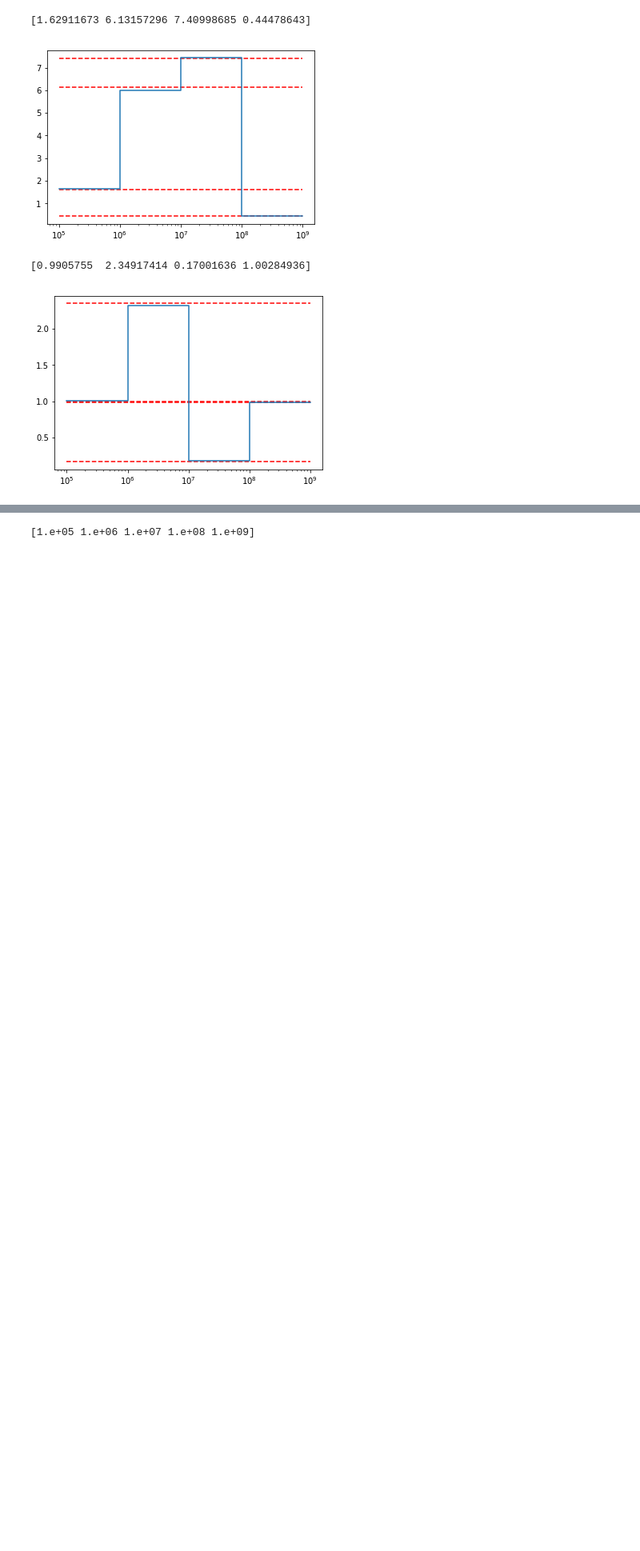
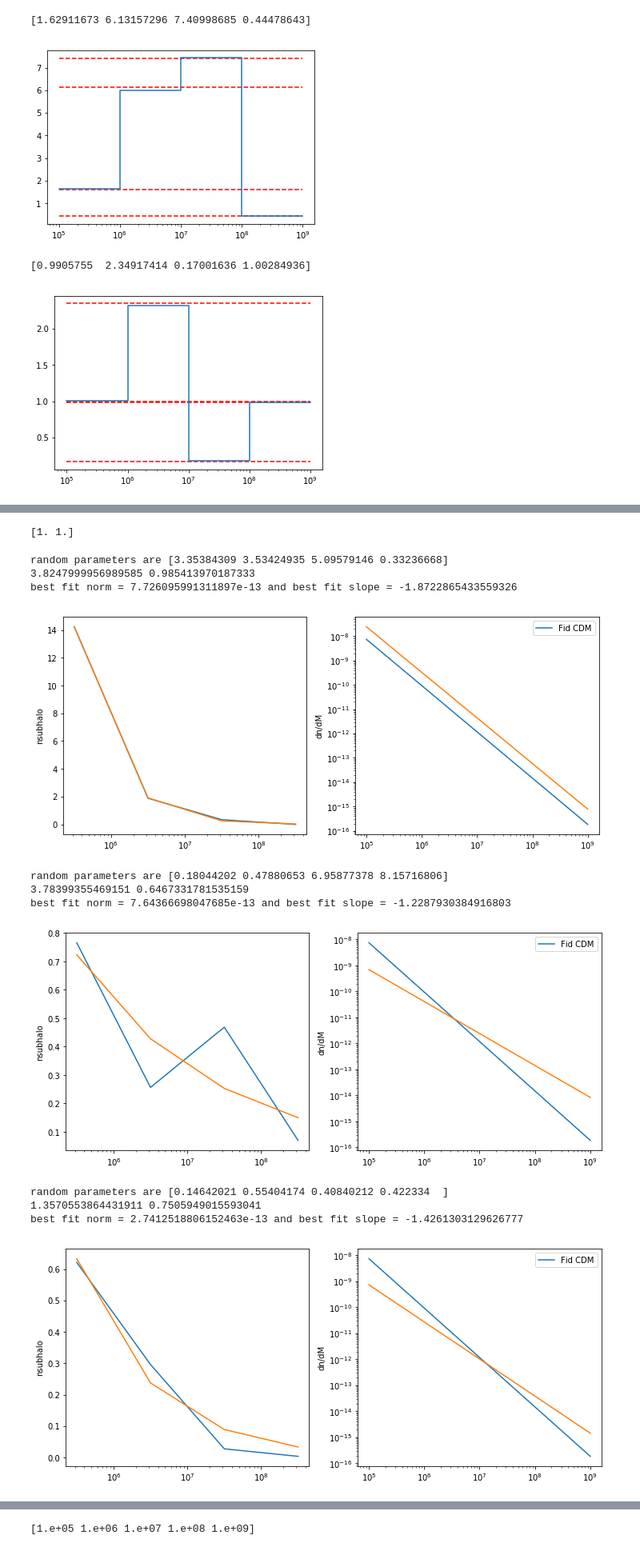
Before and after one commit to nbanik/Analyze_GD-1, a Jupyter notebook: Vary_subhalo_massfunc_normalization.ipynb, the cells around one changed output, grey strips where cells are left out. Shown at 80% size. Saved outputs shown, nothing was run; the diff lists cells and outputs as text; code cells hidden in the pictures; blank space fills up the shorter version.

Commit message:
add best fit alpha

```diff
--- a/Vary_subhalo_massfunc_normalization.ipynb
+++ b/Vary_subhalo_massfunc_normalization.ipynb
@@ -56,6 +57,20 @@ def rs(m,plummer=True,rsfac=1.):
     else:
         return 1.05*rsfac/ro*(m/10.**8.)**0.5
 
+def best_fit_alpha(rand_fac=[1.,1.,1.,1.]):
+
+    def diff_func(params,rand_fac=rand_fac):
+        MM=[5.,6.,7.,8.,9.]
+        c0,slope=params
+        c0*=2.02*10**(-13)
+        slope*=-1.9
+        diff = [nsub_cdm(MM[ii],MM[ii+1],c0kpc=c0,mf_slope=slope) - rand_fac[ii]*nsub_cdm(MM[ii],MM[ii+1]) for ii in range(len(rand_fac))]
+        #print (diff)
+        return np.sum(np.array(diff)**2)
+
+    result = optimize.minimize(diff_func, x0=[1.,1.],args=(rand_fac),method='nelder-mead')
+    return result.x
+
 def simulate_subhalos(rand_params,sdf_pepper,mf_slope=-1.9,c0kpc=2.02*10**(-13),Xrs=5.,sigma=120./220.):
 
     Mbin_edge=[5.,6.,7.,8.,9.]
@@ -64,7 +79,7 @@ def simulate_subhalos(rand_params,sdf_pepper,mf_slope=-1.9,c0kpc=2.02*10**(-13),
     nden_bin=np.empty(Nbins)
     rate_bin=np.empty(Nbins)
     for ll in range(Nbins):
-        nden_bin[ll]=nsub_cdm(Mbin_edge[ll],Mbin_edge[ll+1],r=20.,c0kpc=c0kpc,mf_slope=mf_slope)*rand_params[ll]
+        nden_bin[ll]=nsub_cdm(Mbin_edge[ll],Mbin_edge[ll+1])*rand_params[ll] #fiducial CDM
         Mmid=10**(0.5*(Mbin_edge[ll]+Mbin_edge[ll+1]))
         rate_bin[ll]=sdf_pepper.subhalo_encounters(sigma=sigma,nsubhalo=nden_bin[ll],bmax=Xrs*rs(Mmid,plummer=True))
 
@@ -74,13 +89,11 @@ def simulate_subhalos(rand_params,sdf_pepper,mf_slope=-1.9,c0kpc=2.02*10**(-13),
 
     Nimpact= numpy.random.poisson(rate)
     impact_ind_bin=np.random.choice(Nbins,Nimpact,p=rel_rate) #index of mass bin where the impact was sampled
-
     nimpact_bin=np.histogram(impact_ind_bin,bins=np.arange(len(Mbin_edge)))[0]
 
     GM_sub=[]
     impact_angle_sub=[]
     timpact_sub=[]
-
 
     for ii in range(Nbins):
         norm= 1./quad(lambda M : ((M)**(mf_slope +0.5)),10**(Mbin_edge[ii]),10**(Mbin_edge[ii+1]))[0]
@@ -295,0 +281,54 @@ print(result)
+# %%
+print (best_fit_alpha(rand_fac=[1.,1.,1.,1.]))
+# %% [output]
+[1. 1.]
+# %%
+param_min=-1. #sample in log_10
+param_max=1.
+
+for ll in range(5):
+    rand_params=numpy.random.uniform(size=4)*(param_max-param_min)+param_min
+
+    rand_params=10**(rand_params)
+    print ("random parameters are",rand_params)
+
+    norm,alpha = best_fit_alpha(rand_fac=list(rand_params))
+    print (norm,alpha)
+    print ("best fit norm = {} and best fit slope = {}".format(norm*2.02*10**(-13),-1.9*alpha))
+
+    MM=[5.,6.,7.,8.,9.]
+    nbins = [rand_params[ii]*nsub_cdm(MM[ii],MM[ii+1]) for ii in range(len(rand_params))]
+    Mmid= [10**(0.5*(MM[i] + MM[i+1])) for i in range(len(MM)-1)]
+
+    mm=10**(np.linspace(5.,9.,100))
+
+    nbin_fit = [nsub_cdm(MM[j],MM[j+1],r=20.,c0kpc=norm*2.02*10**(-13),mf_slope=-1.9*alpha) for j in range(len(MM)-1)]
+
+    plt.figure(figsize=(12,5))
+    plt.subplot(1,2,1)
+    plt.plot(Mmid,nbins)
+    plt.plot(Mmid,nbin_fit)
+    plt.ylabel(r'nsubhalo')
+    plt.xscale('log')
+
+    plt.subplot(1,2,2)
+    plt.plot(mm,dndM_cdm(mm),label='Fid CDM')
+    plt.plot(mm,dndM_cdm(mm,c0kpc=norm*2.02*10**(-13),mf_slope=-1.9*alpha))
+    plt.ylabel(r'dn/dM')
+    plt.xscale('log')
+    plt.yscale('log')
+    plt.legend(loc='upper right')
+    plt.show()
+# %% [output]
+random parameters are [3.35384309 3.53424935 5.09579146 0.33236668]
+3.8247999956989585 0.985413970187333
+best fit norm = 7.726095991311897e-13 and best fit slope = -1.8722865433559326
+[figure, added]
+random parameters are [0.18044202 0.47880653 6.95877378 8.15716806]
+3.78399355469151 0.6467331781535159
+best fit norm = 7.64366698047685e-13 and best fit slope = -1.2287930384916803
+[figure, added]
+random parameters are [0.14642021 0.55404174 0.40840212 0.422334  ]
+1.3570553864431911 0.7505949015593041
+best fit norm = 2.7412518806152463e-13 and best fit slope = -1.4261303129626777
+[figure, added]
```
Also changed, not shown: parts of 6 cells of this notebook, 1 other file.
